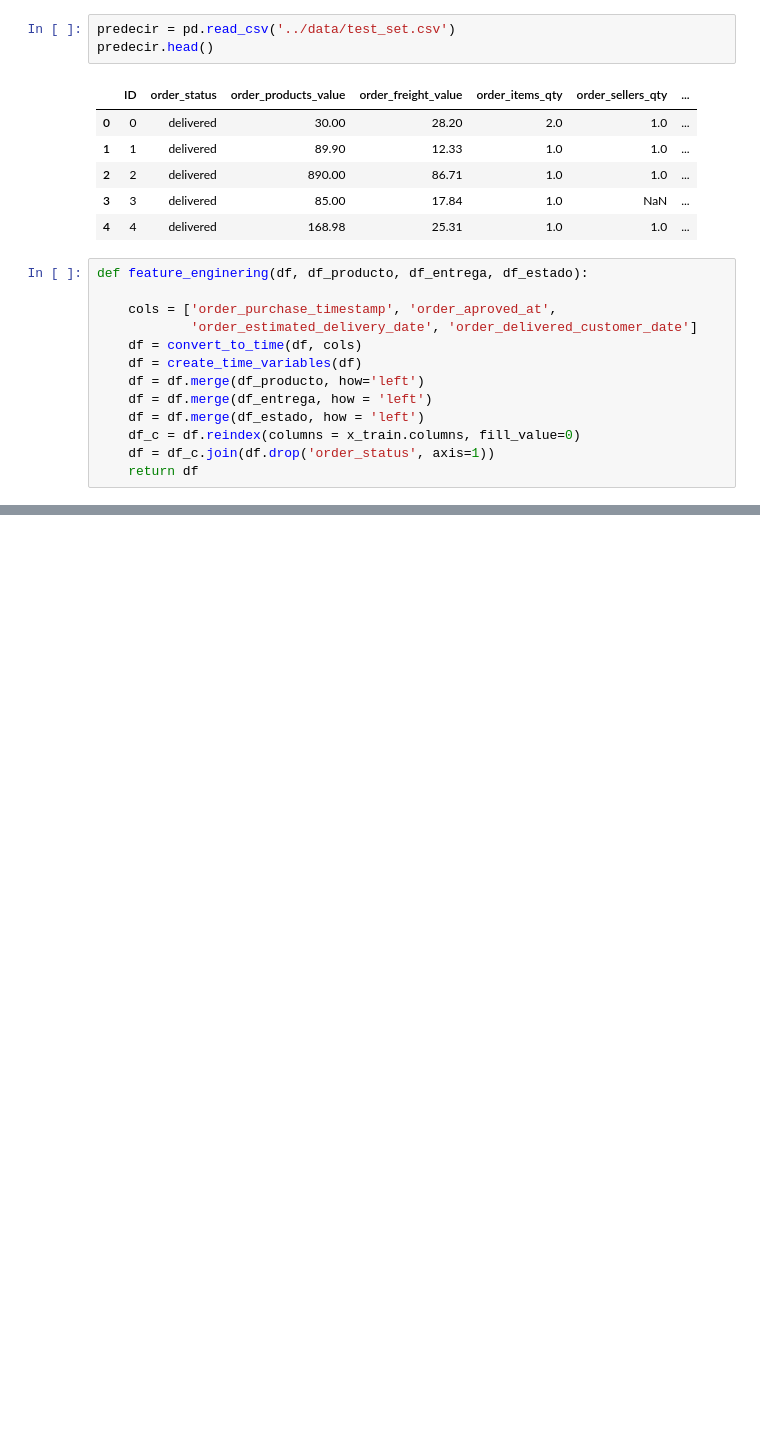
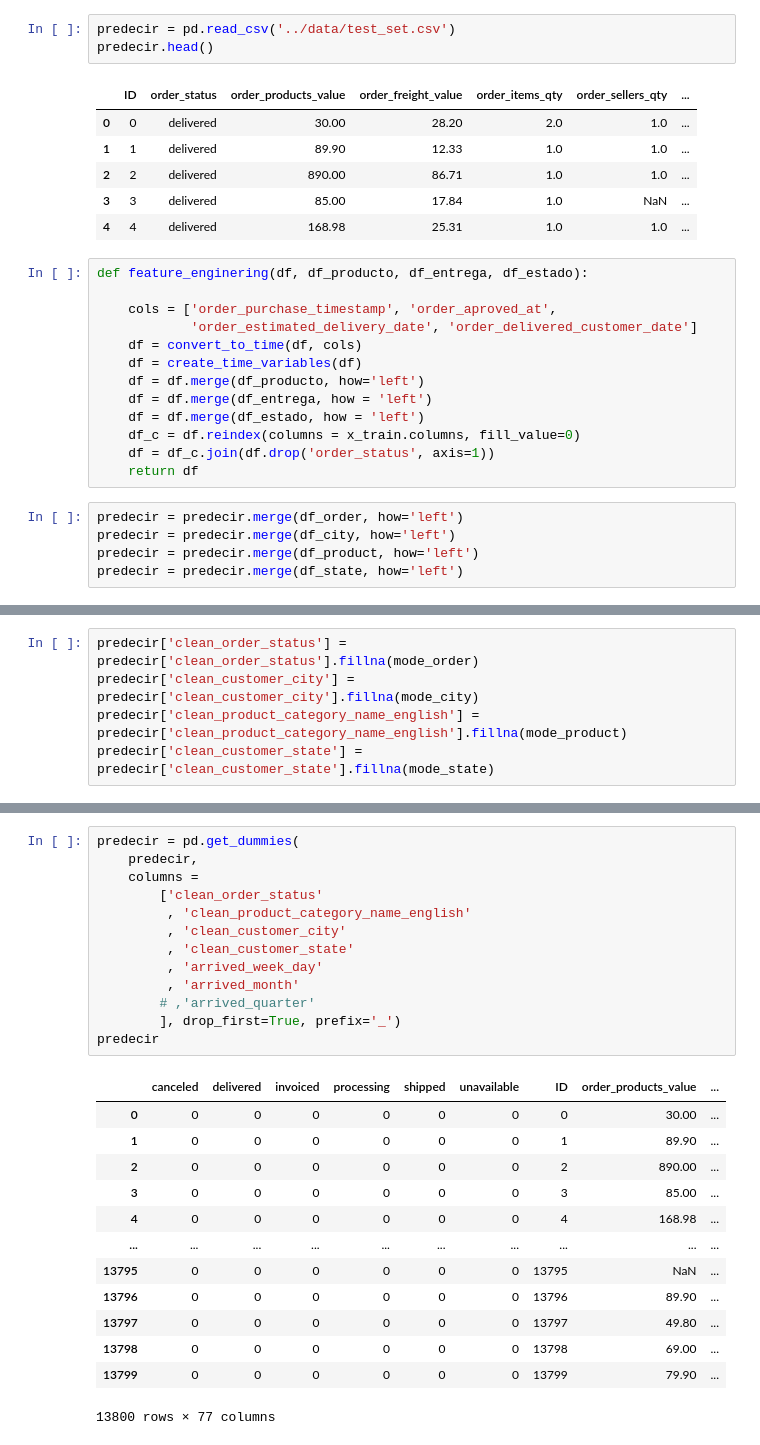
Before and after one commit to MrFranciscoPaz/ProyectoUC3M, a Jupyter notebook: notebooks/ML_experiment.ipynb, the cells around one changed output, grey strips where cells are left out. Saved outputs shown, nothing was run; the diff lists cells and outputs as text; blank space fills up the shorter version.

```diff
--- a/notebooks/ML_experiment.ipynb
+++ b/notebooks/ML_experiment.ipynb
@@ -245,3 +337,8 @@ def feature_enginering(df, df_producto, df_entrega, df_estado):
     df_c = df.reindex(columns = x_train.columns, fill_value=0)
     df = df_c.join(df.drop('order_status', axis=1))
     return df
+# %%
+predecir = predecir.merge(df_order, how='left')
+predecir = predecir.merge(df_city, how='left')
+predecir = predecir.merge(df_product, how='left')
+predecir = predecir.merge(df_state, how='left')
@@ -248,3 +361,8 @@ def feature_enginering(df, df_producto, df_entrega, df_estado):
+# %%
+predecir['clean_order_status'] = predecir['clean_order_status'].fillna(mode_order)
+predecir['clean_customer_city'] = predecir['clean_customer_city'].fillna(mode_city)
+predecir['clean_product_category_name_english'] = predecir['clean_product_category_name_english'].fillna(mode_product)
+predecir['clean_customer_state'] = predecir['clean_customer_state'].fillna(mode_state)
 # %%
 predecir = feature_enginering(predecir, producto, entrega, estado)
 predecir.head()
@@ -258,0 +377,27 @@ predecir.head()
+# %%
+predecir = pd.get_dummies(
+    predecir,
+    columns =
+        ['clean_order_status'
+         , 'clean_product_category_name_english'
+         , 'clean_customer_city'
+         , 'clean_customer_state'
+         , 'arrived_week_day'
+         , 'arrived_month'
+        # ,'arrived_quarter'
+        ], drop_first=True, prefix='_')
+predecir
+# %% [output]
+|  | canceled | delivered | invoiced | processing | shipped | unavailable | ID | order_products_value | ... |
+| 0 | 0 | 0 | 0 | 0 | 0 | 0 | 0 | 30.00 | ... |
+| 1 | 0 | 0 | 0 | 0 | 0 | 0 | 1 | 89.90 | ... |
+| 2 | 0 | 0 | 0 | 0 | 0 | 0 | 2 | 890.00 | ... |
+| 3 | 0 | 0 | 0 | 0 | 0 | 0 | 3 | 85.00 | ... |
+| 4 | 0 | 0 | 0 | 0 | 0 | 0 | 4 | 168.98 | ... |
+| ... | ... | ... | ... | ... | ... | ... | ... | ... | ... |
+| 13795 | 0 | 0 | 0 | 0 | 0 | 0 | 13795 | NaN | ... |
+| 13796 | 0 | 0 | 0 | 0 | 0 | 0 | 13796 | 89.90 | ... |
+| 13797 | 0 | 0 | 0 | 0 | 0 | 0 | 13797 | 49.80 | ... |
+| 13798 | 0 | 0 | 0 | 0 | 0 | 0 | 13798 | 69.00 | ... |
+| 13799 | 0 | 0 | 0 | 0 | 0 | 0 | 13799 | 79.90 | ... |
+13800 rows × 77 columns
```
Also changed, not shown: parts of 23 cells of this notebook, 5 other files.
